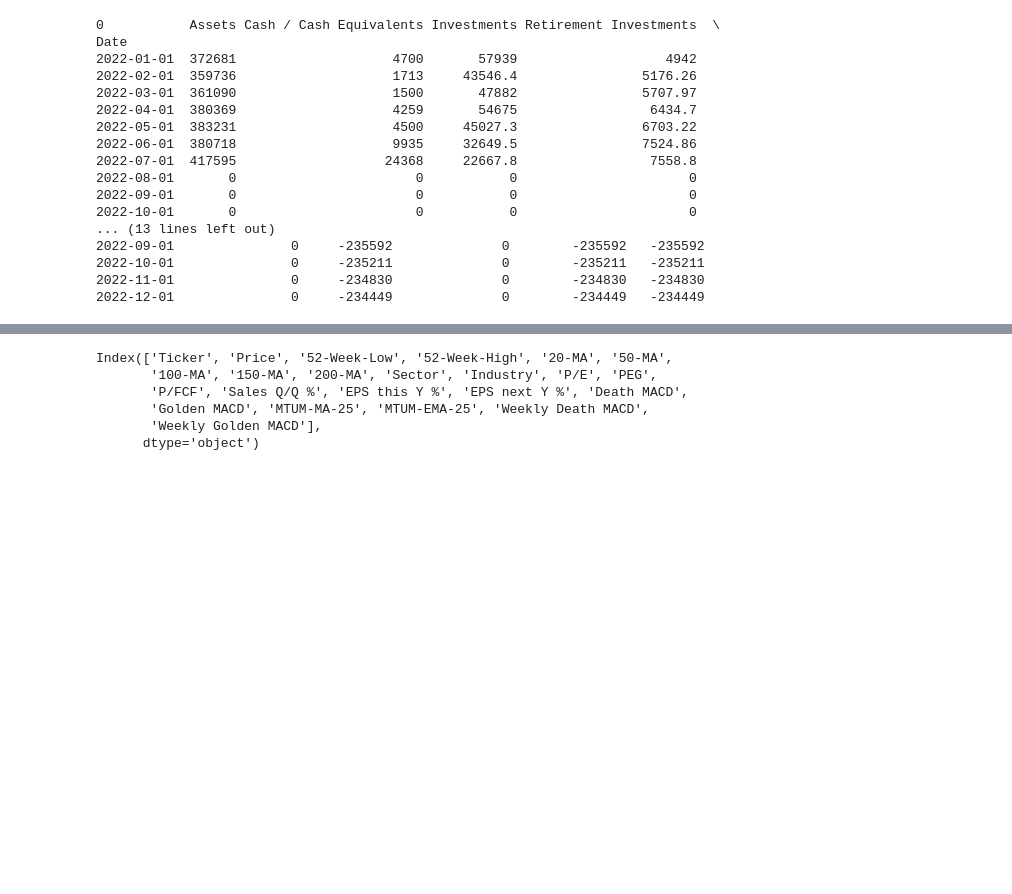
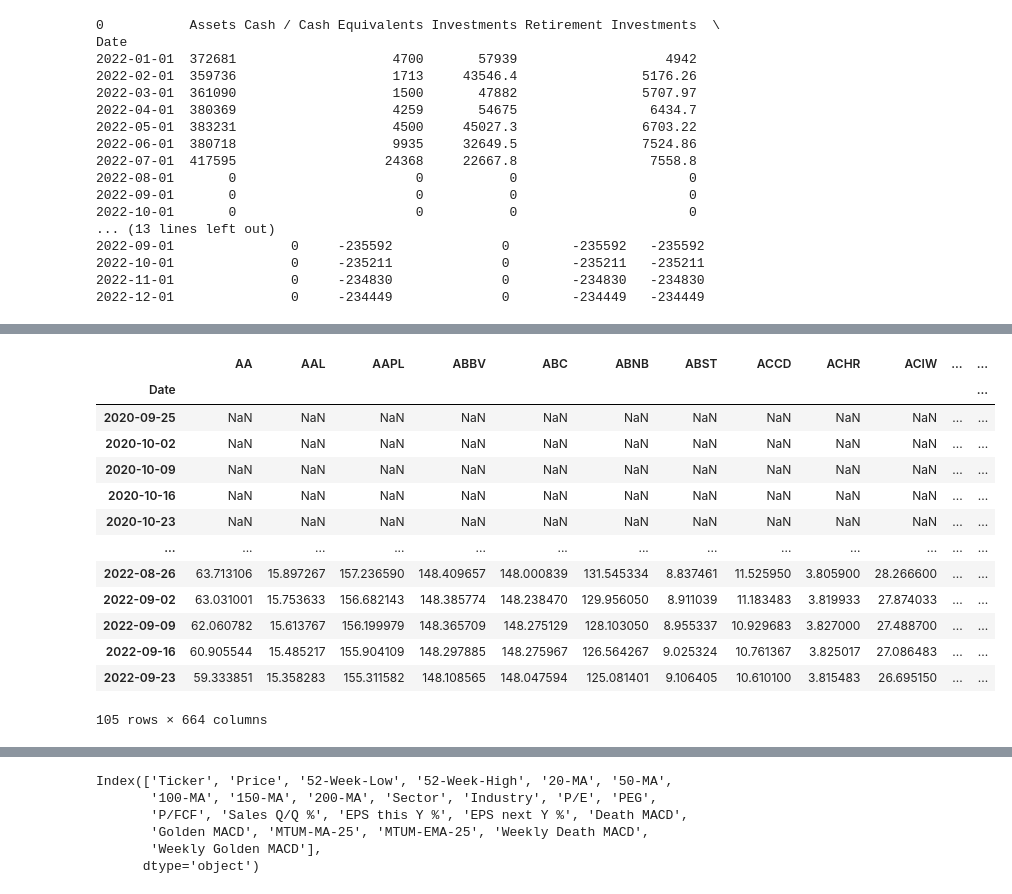
Before and after one commit to AntimatterFx/Streamlit-Dashboard, a Jupyter notebook: networth.ipynb, the cells around one changed output, grey strips where cells are left out. Drawn from its saved outputs; the diff is of its cells as text; code cells hidden in the pictures; blank space fills up the shorter version.

```diff
--- a/networth.ipynb
+++ b/networth.ipynb
@@ -196,0 +180,20 @@ df.drop(columns= ['Assets','Liabilities'],axis = 0)
+# %%
+import talib as ta
+import pandas as pd
+df = pd.read_csv('Stock_Screener\SAVE\STOCKS_Daily.csv',index_col = 0,header=[0, 1])
+Adj_Close = df['Adj Close'].astype(np.float)
+Adj_Close['Date'] = pd.to_datetime(Adj_Close.index) - pd.to_timedelta(7, unit='d')
+Adj_Close_Weekly = Adj_Close.groupby([pd.Grouper(key='Date', freq='W-FRI')]).mean()
+save1 = []
+save2 = []
+save3 = []
+for i in Adj_Close_Weekly[0:5]:
+    #print(i)
+    print(Adj_Close[i])
+    #macd, macdsignal, macdhist = ta.MACD(Adj_Close[f'{i}'], fastperiod=12, slowperiod=26, signalperiod=9)
+    real = ta.EMA(Adj_Close[f'{i}'], timeperiod=30)
+    save1.append(real)
+    #save1.append(macd)
+    #save2.append(macdsignal)
+    #save3.append(macdhist)
+save1
@@ -196,0 +255,19 @@ df.drop(columns= ['Assets','Liabilities'],axis = 0)
+# %%
+import numpy as np
+#real = ta.EMA(data = Adj_Close,dtype=np.float64, timeperiod=30)
+Adj_Close_Weekly.apply(lambda c: ta.MA(c,timeperiod=30))
+# %% [output]
+|  | AA | AAL | AAPL | ABBV | ABC | ABNB | ABST | ACCD | ACHR | ACIW | ... | ... |
+| Date |  |  |  |  |  |  |  |  |  |  |  | ... |
+| 2020-09-25 | NaN | NaN | NaN | NaN | NaN | NaN | NaN | NaN | NaN | NaN | ... | ... |
+| 2020-10-02 | NaN | NaN | NaN | NaN | NaN | NaN | NaN | NaN | NaN | NaN | ... | ... |
+| 2020-10-09 | NaN | NaN | NaN | NaN | NaN | NaN | NaN | NaN | NaN | NaN | ... | ... |
+| 2020-10-16 | NaN | NaN | NaN | NaN | NaN | NaN | NaN | NaN | NaN | NaN | ... | ... |
+| 2020-10-23 | NaN | NaN | NaN | NaN | NaN | NaN | NaN | NaN | NaN | NaN | ... | ... |
+| ... | ... | ... | ... | ... | ... | ... | ... | ... | ... | ... | ... | ... |
+| 2022-08-26 | 63.713106 | 15.897267 | 157.236590 | 148.409657 | 148.000839 | 131.545334 | 8.837461 | 11.525950 | 3.805900 | 28.266600 | ... | ... |
+| 2022-09-02 | 63.031001 | 15.753633 | 156.682143 | 148.385774 | 148.238470 | 129.956050 | 8.911039 | 11.183483 | 3.819933 | 27.874033 | ... | ... |
+| 2022-09-09 | 62.060782 | 15.613767 | 156.199979 | 148.365709 | 148.275129 | 128.103050 | 8.955337 | 10.929683 | 3.827000 | 27.488700 | ... | ... |
+| 2022-09-16 | 60.905544 | 15.485217 | 155.904109 | 148.297885 | 148.275967 | 126.564267 | 9.025324 | 10.761367 | 3.825017 | 27.086483 | ... | ... |
+| 2022-09-23 | 59.333851 | 15.358283 | 155.311582 | 148.108565 | 148.047594 | 125.081401 | 9.106405 | 10.610100 | 3.815483 | 26.695150 | ... | ... |
+105 rows × 664 columns
```
Also changed, not shown: parts of 5 cells of this notebook, 34 other files.
